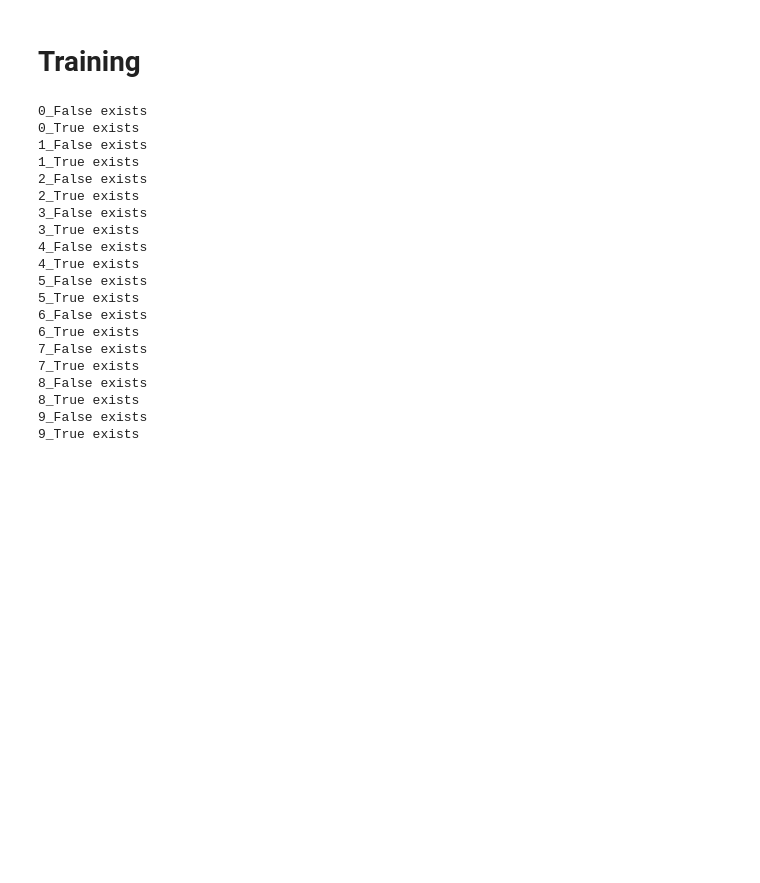
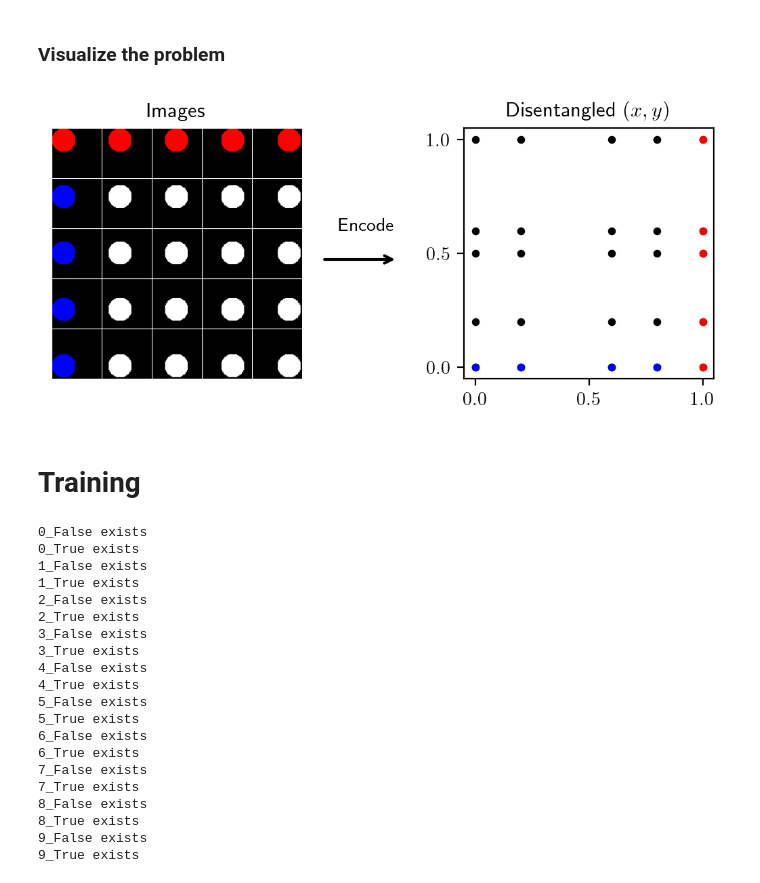
Before and after one commit to kuangdai/mlp_kgi, a Jupyter notebook: 06_disentanglement.ipynb, the cells around one changed output. Drawn from its saved outputs; the diff is of its cells as text; code cells hidden in the pictures; blank space fills up the shorter version.

```diff
--- a/06_disentanglement.ipynb
+++ b/06_disentanglement.ipynb
@@ -69,3 +63,39 @@ plt.show()
+# %% [markdown]
+### Visualize the problem
+# %%
+n = 5
+img = torch.zeros(64 * n, 64 * n, 3)
+for i in range(n):
+    for j in range(n):
+        delta = 32 // (n - 1)
+        target = train_x[j * delta * 33 + i * delta]["x"][0].clone()
+        if i == 0:
+            img[i * 64:i * 64 + 64, j * 64:j * 64 + 64, 0] = target
+        elif j == 0:
+            img[i * 64:i * 64 + 64, j * 64:j * 64 + 64, 2] = target
+        else:
+            img[i * 64:i * 64 + 64, j * 64:j * 64 + 64, :] = target[:, :, None]
+        img[i * 64:i * 64 + 64, j * 64:j * 64 + 1, :] = 1
+        img[i * 64:i * 64 + 1, j * 64:j * 64 + 64, :] = 1
+fig, axes = plt.subplots(1, 2, dpi=200, figsize=(6 * 1.2, 2 * 1.2))
+axes[0].imshow(img, cmap='gray')
+axes[0].axis("off")
+axes[1].scatter(*np.meshgrid([0, 0.2, 0.6, 0.8, 1],
+                             [0, 0.2, 0.5, 0.6, 1]), c='k', s=10)
+axes[1].scatter(*np.meshgrid([1], [0, 0.2, 0.5, 0.6, 1]), c='r', s=10)
+axes[1].scatter(*np.meshgrid([0, 0.2, 0.6, 0.8], [0]), c='b', s=10)
+axes[1].set_yticks(torch.linspace(0, 1, 3))
+axes[1].set_aspect(1.)
+axes[0].set_title("Images", fontsize=11)
+axes[1].set_title("Disentangled $(x,y)$", fontsize=11)
+plt.annotate("", xy=(0.37, 0.5), xytext=(0.29, 0.5),
+             xycoords='figure fraction', textcoords='figure fraction',
+             arrowprops=dict(arrowstyle="->", lw=1.5))
+plt.text(-.6, .6, "Encode")
+plt.savefig("figs/disent_problem.pdf", bbox_inches='tight', pad_inches=0.01)
+plt.show()
+# %% [output]
+[figure, added]
 # %% [markdown]
 # Training
 # %%
```
Also changed, not shown: parts of 16 cells of this notebook, 12 other files.
